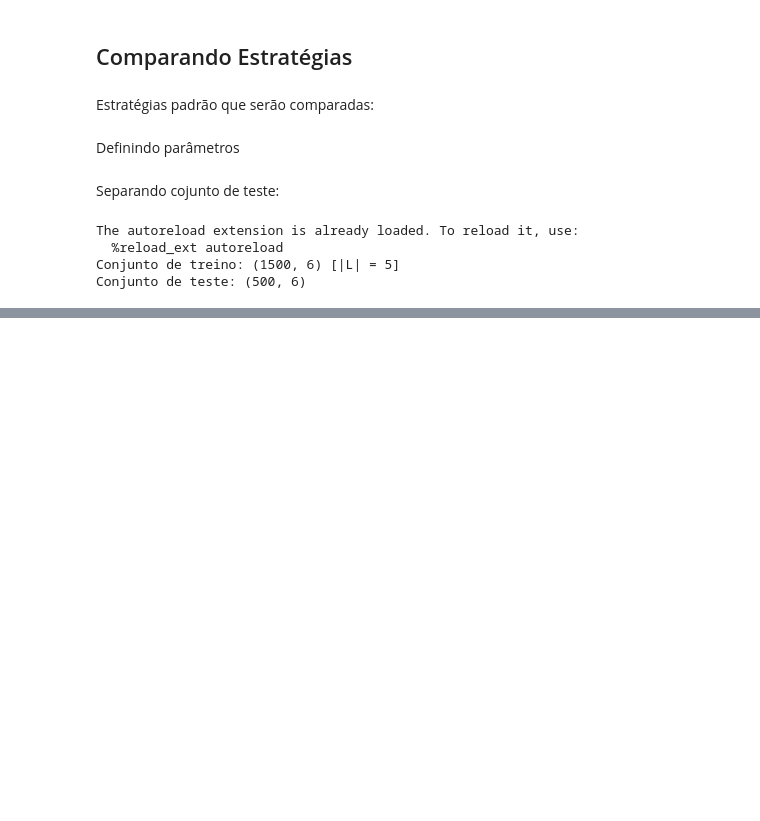
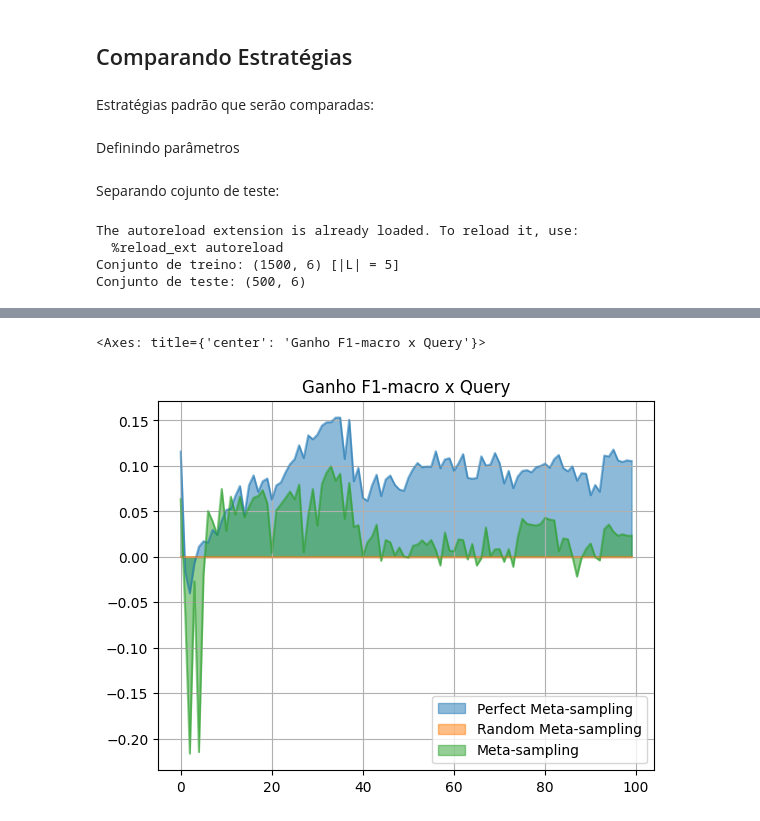
Before and after one commit to gscnogueira/meta-active-learning, a Jupyter notebook: notebooks/experiments/meta_strategy.ipynb, the cells around one changed output, grey strips where cells are left out. Drawn from its saved outputs; the diff is of its cells as text; code cells hidden in the pictures; blank space fills up the shorter version.

Commit message:
✨ Adiciona gráfico de ganho

```diff
--- a/notebooks/experiments/meta_strategy.ipynb
+++ b/notebooks/experiments/meta_strategy.ipynb
@@ -245,0 +263,6 @@ ax.set_xscale('log', base=2)
+# %%
+gain_df = pd.DataFrame(metrics_dict).iloc[:, -3:]
+baseline_column = gain_df['Random Meta-sampling']
+
+gain_df = gain_df.apply(lambda x: x - baseline_column, axis=0)
+gain_df
@@ -245,0 +283,5 @@ ax.set_xscale('log', base=2)
+# %%
+gain_df.plot.area(stacked=False, grid=True , title="Ganho F1-macro x Query")
+# %% [output]
+<Axes: title={'center': 'Ganho F1-macro x Query'}>
+[figure, added]
```
Also changed, not shown: parts of 19 cells of this notebook.
